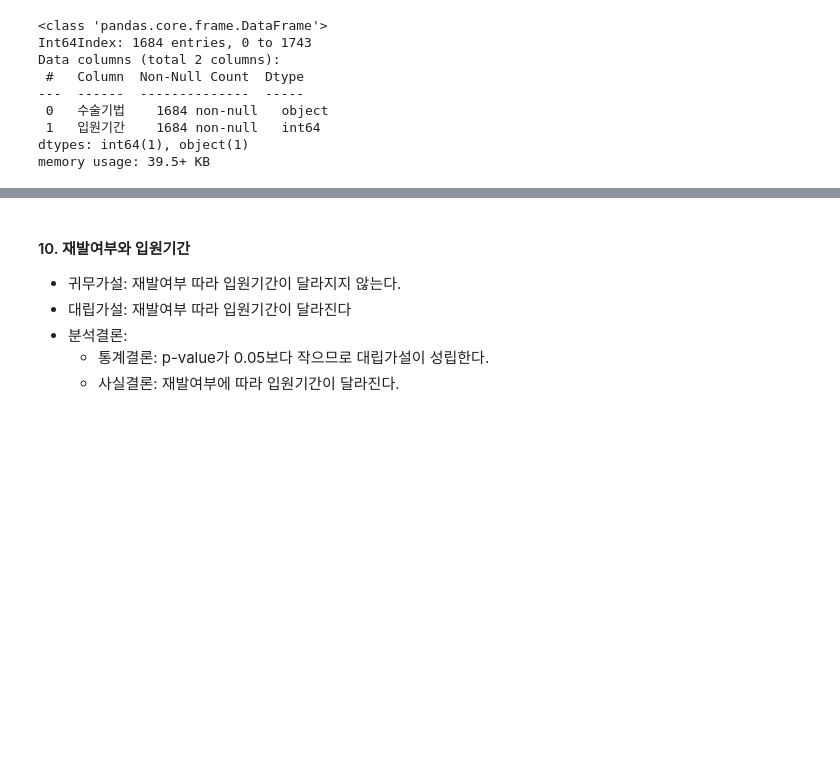
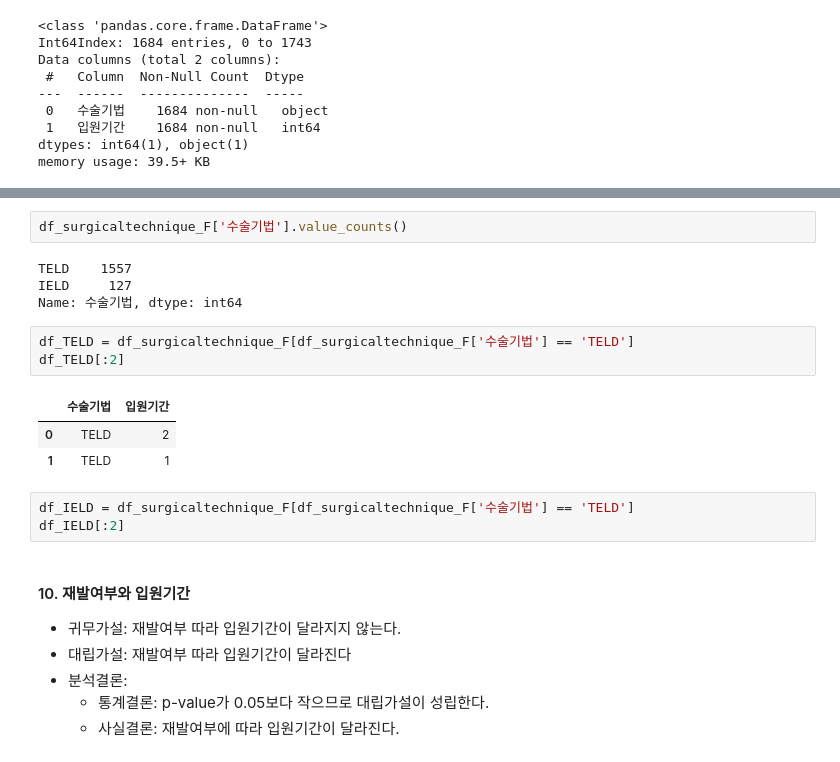
Before and after one commit to dancingKimDH/toy_data_analytics, a Jupyter notebook: codes/CDA/CDA아라.ipynb, the cells around one changed output, grey strips where cells are left out. Cells and saved outputs as stored; diff of their text form; blank space fills up the shorter version.

```diff
--- a/codes/CDA/CDA아라.ipynb
+++ b/codes/CDA/CDA아라.ipynb
@@ -263,3 +291,19 @@ KruskalResult(statistic=0.3003225765056195, pvalue=0.5836802649349275)
+# %%
+df_surgicaltechnique_F['수술기법'].value_counts()
+# %% [output]
+TELD    1557
+IELD     127
+Name: 수술기법, dtype: int64
+# %%
+df_TELD = df_surgicaltechnique_F[df_surgicaltechnique_F['수술기법'] == 'TELD']
+df_TELD[:2]
+# %% [output]
+|  | 수술기법 | 입원기간 |
+| 0 | TELD | 2 |
+| 1 | TELD | 1 |
+# %%
+df_IELD = df_surgicaltechnique_F[df_surgicaltechnique_F['수술기법'] == 'TELD']
+df_IELD[:2]
 # %% [markdown]
 #### 10. 재발여부와 입원기간
 - 귀무가설: 재발여부 따라 입원기간이 달라지지 않는다.
```
Also changed, not shown: parts of 8 cells of this notebook, 1 other file.
